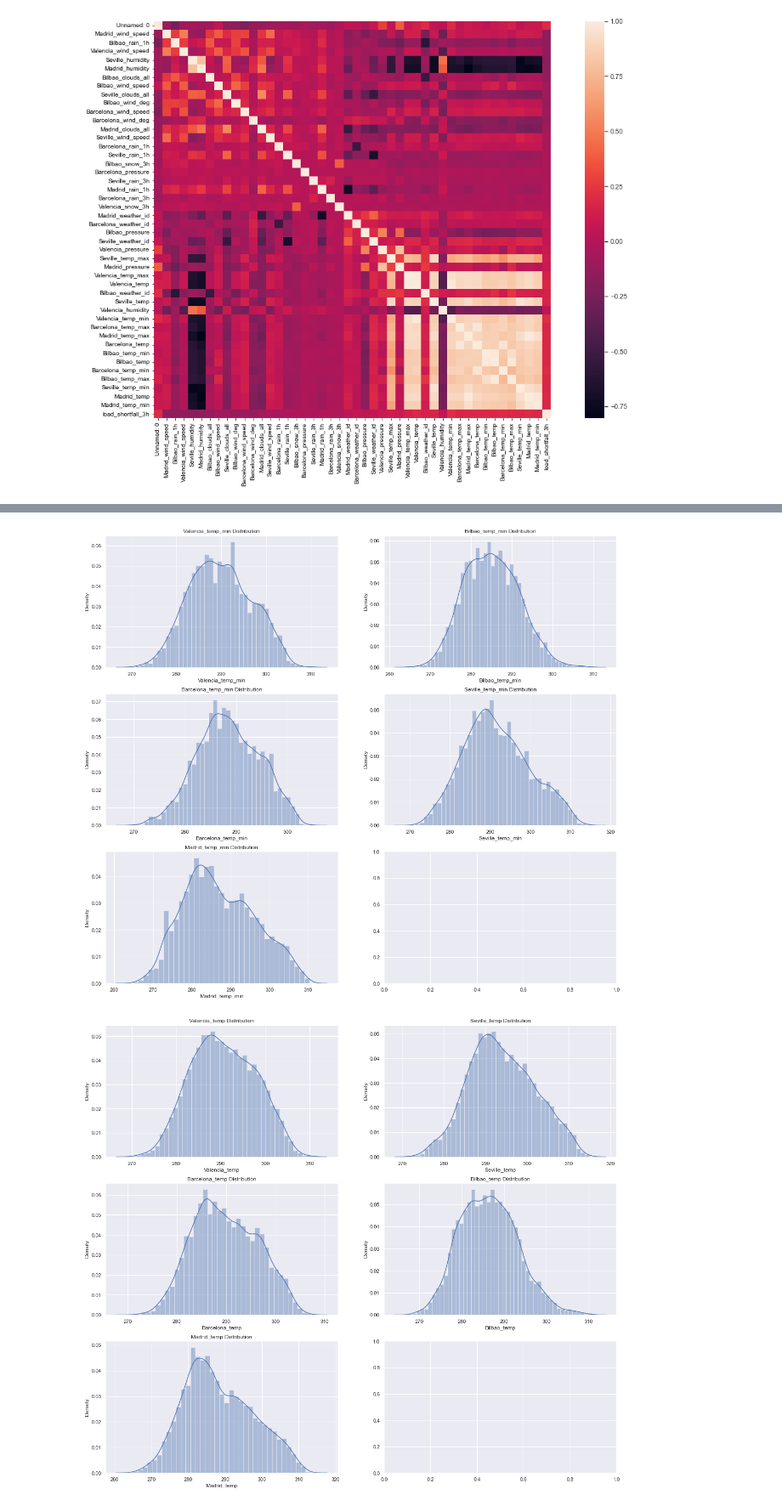
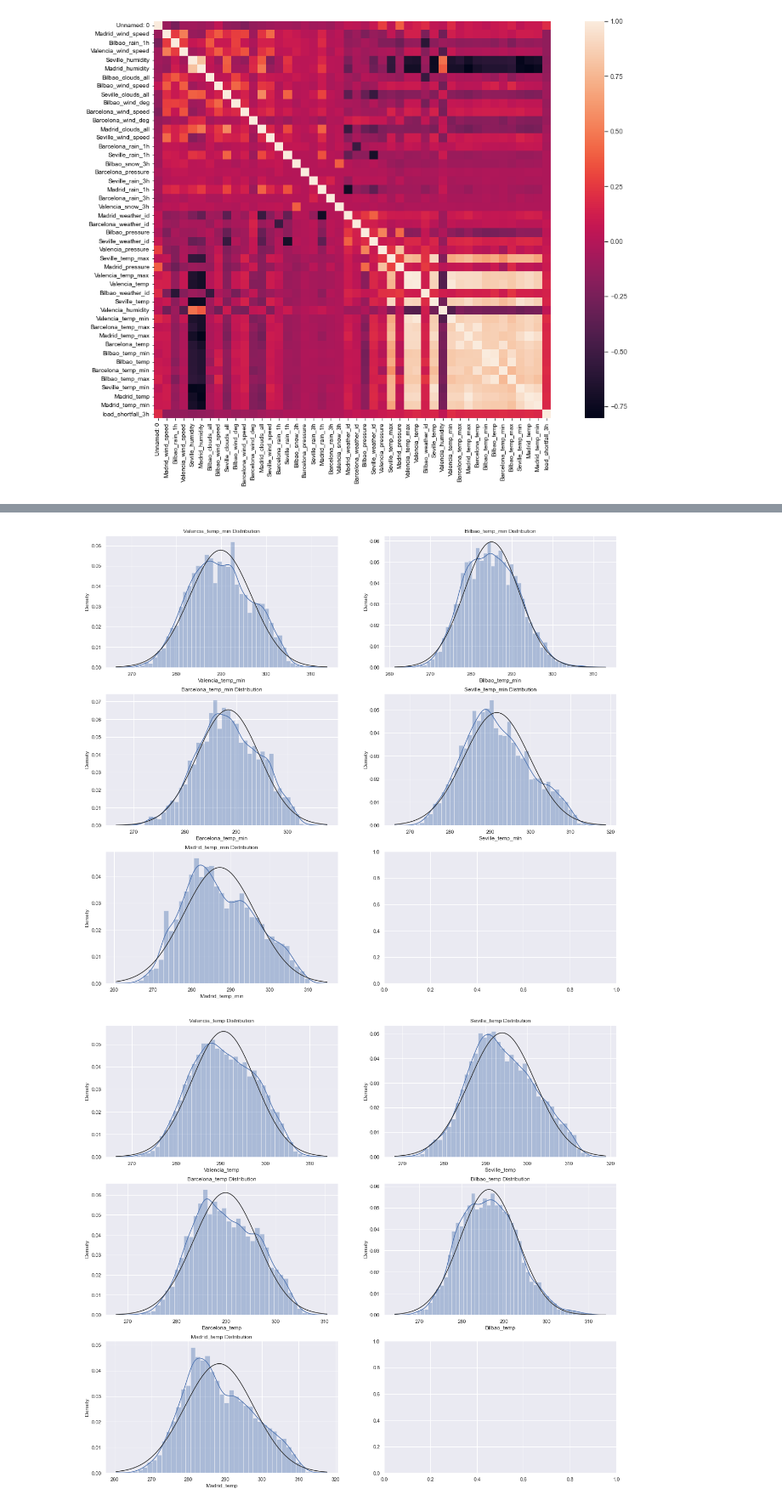
Before and after one commit to setshabapm/spain_electricity_shortfall_challenge_2023, a Jupyter notebook: Advanced-Regression-Starter-Data/starter-notebook.ipynb, the cells around one changed output, grey strips where cells are left out. Shown at 85% size. Cells and saved outputs as stored; diff of their text form; code cells hidden in the pictures.

```diff
--- a/Advanced-Regression-Starter-Data/starter-notebook.ipynb
+++ b/Advanced-Regression-Starter-Data/starter-notebook.ipynb
@@ -452,7 +466,7 @@ fig, axs = plt.subplots(1, 2, figsize=(20, 7))
 axs = axs.ravel()
 
 for i, column in enumerate(snow_3h_columns):
-    sns.distplot(df_train[column], ax=axs[i])
+    sns.distplot(df_train[column], ax=axs[i], fit=norm)
     axs[i].set_title('{} Distribution'.format(column))
     axs[i].set_xlabel('{}'.format(column))
 
@@ -466,7 +480,7 @@ fig, axs = plt.subplots(2, 2, figsize=(20, 12))
 axs = axs.ravel()
 
 for i, column in enumerate(weather_id_columns):
-    sns.distplot(df_train[column], ax=axs[i])
+    sns.distplot(df_train[column], ax=axs[i], fit=norm)
     axs[i].set_title('{} Distribution'.format(column))
     axs[i].set_xlabel('{}'.format(column))
 
@@ -480,7 +494,7 @@ fig, axs = plt.subplots(3, 2, figsize=(20, 18))
 axs = axs.ravel()
 
 for i, column in enumerate(temp_max_columns):
-    sns.distplot(df_train[column], ax=axs[i])
+    sns.distplot(df_train[column], ax=axs[i], fit=norm)
     axs[i].set_title('{} Distribution'.format(column))
     axs[i].set_xlabel('{}'.format(column))
 
@@ -494,27 +508,27 @@ fig, axs = plt.subplots(3, 2, figsize=(20, 18))
 axs = axs.ravel()
 
 for i, column in enumerate(temp_min_columns):
-    sns.distplot(df_train[column], ax=axs[i])
+    sns.distplot(df_train[column], ax=axs[i], fit=norm)
     axs[i].set_title('{} Distribution'.format(column))
     axs[i].set_xlabel('{}'.format(column))
 
 plt.show()
 # %% [output]
-[figure, old version]
+[figure, new version]
 # %%
 temp_columns = [col for col in df_train.columns if col.endswith('_temp')]
 
 fig, axs = plt.subplots(3, 2, figsize=(20, 18))
 axs = axs.ravel()
 
 for i, column in enumerate(temp_columns):
-    sns.distplot(df_train[column], ax=axs[i])
+    sns.distplot(df_train[column], ax=axs[i], fit=norm)
     axs[i].set_title('{} Distribution'.format(column))
     axs[i].set_xlabel('{}'.format(column))
 
 plt.show()
 # %% [output]
-[figure, old version]
+[figure, new version]
 # %% [markdown]
 <a id="four"></a>
 ## 4. Data Engineering
```
Also changed, not shown: parts of 21 cells of this notebook.
